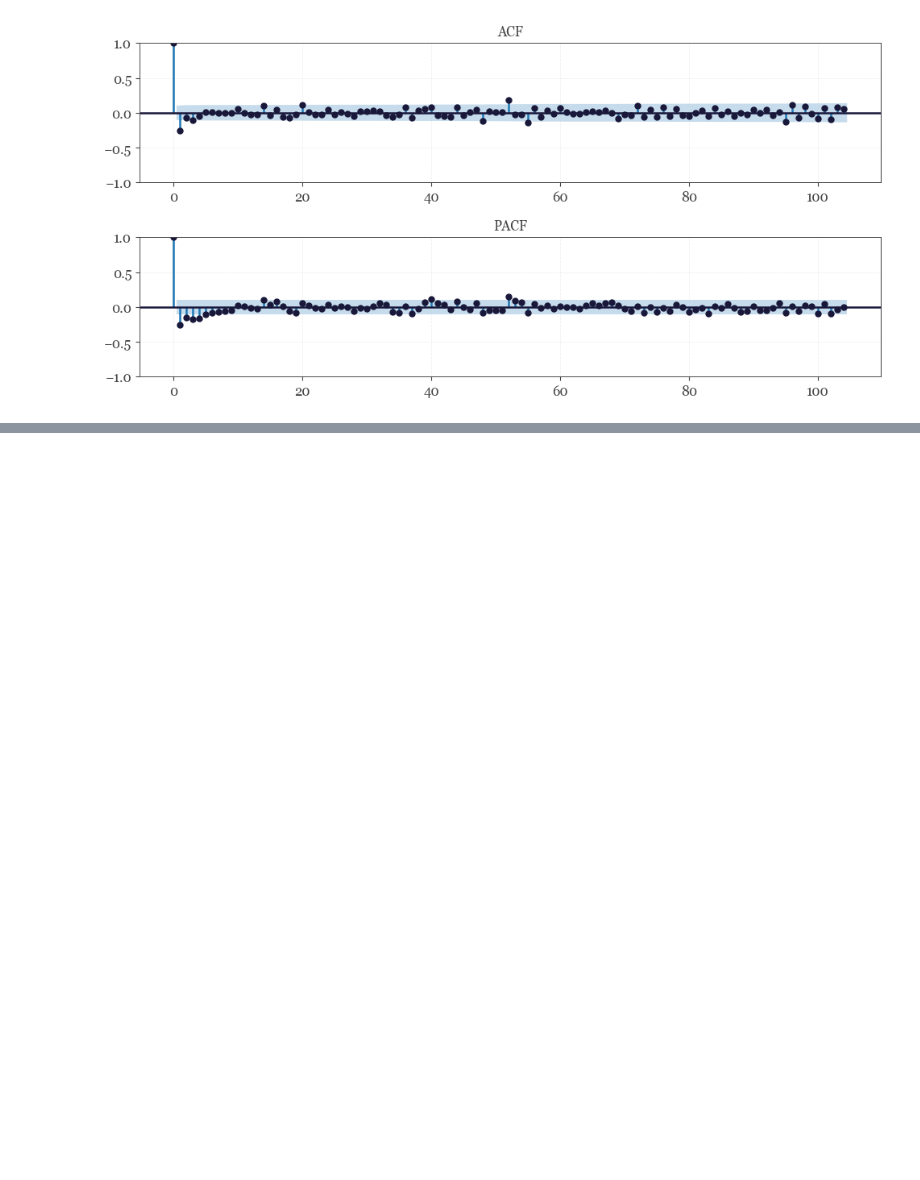
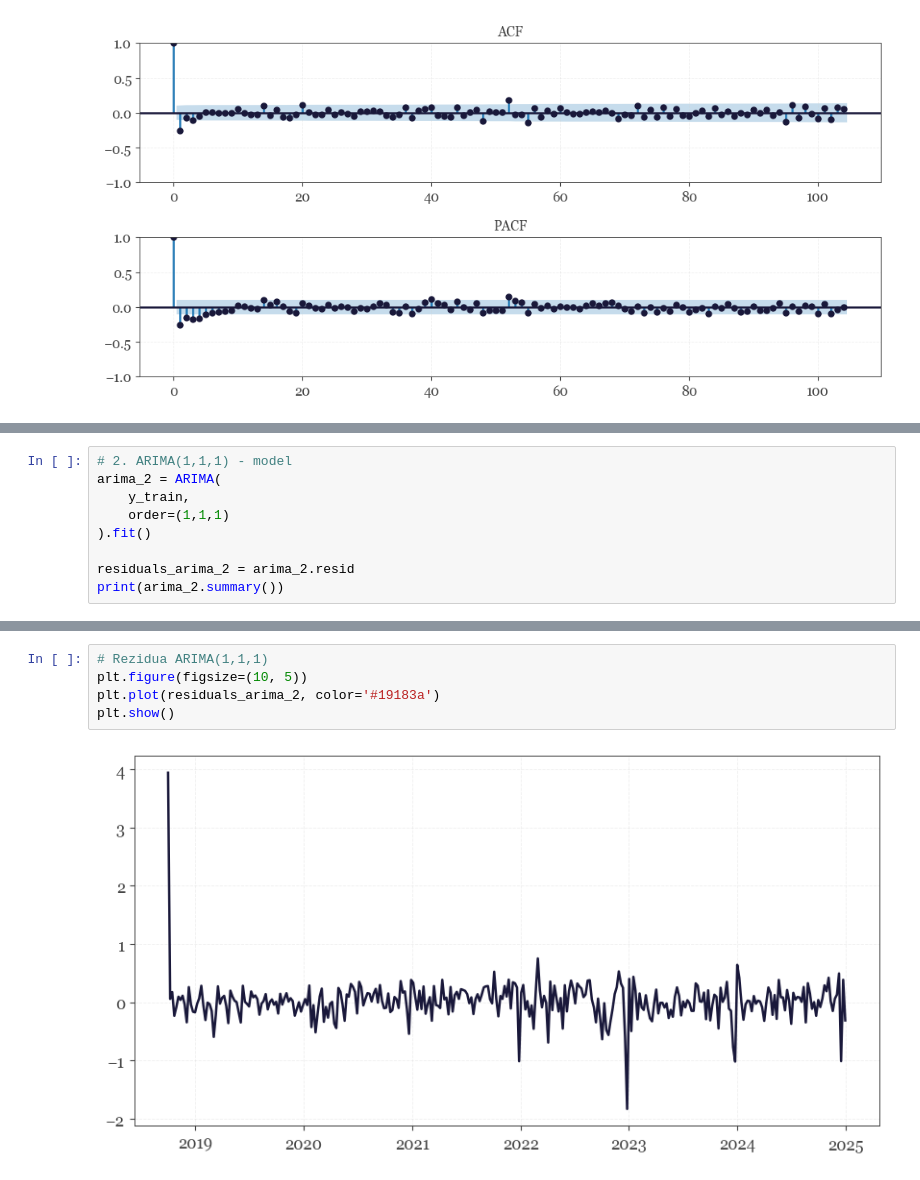
Before and after one commit to sofiantipina/Electricity-Prices, a Jupyter notebook: Analysis.ipynb, the cells around one changed output, grey strips where cells are left out. Drawn from its saved outputs; the diff is of its cells as text; blank space fills up the shorter version.

```diff
--- a/Analysis.ipynb
+++ b/Analysis.ipynb
@@ -273,0 +342,9 @@ plt.show()
+# %%
+# 2. ARIMA(1,1,1) - model
+arima_2 = ARIMA(
+    y_train,
+    order=(1,1,1)
+).fit()
+
+residuals_arima_2 = arima_2.resid
+print(arima_2.summary())
@@ -273,0 +369,7 @@ plt.show()
+# %%
+# Rezidua ARIMA(1,1,1)
+plt.figure(figsize=(10, 5))
+plt.plot(residuals_arima_2, color='#19183a')
+plt.show()
+# %% [output]
+[figure, added]
```
Also changed, not shown: parts of 33 cells of this notebook.
